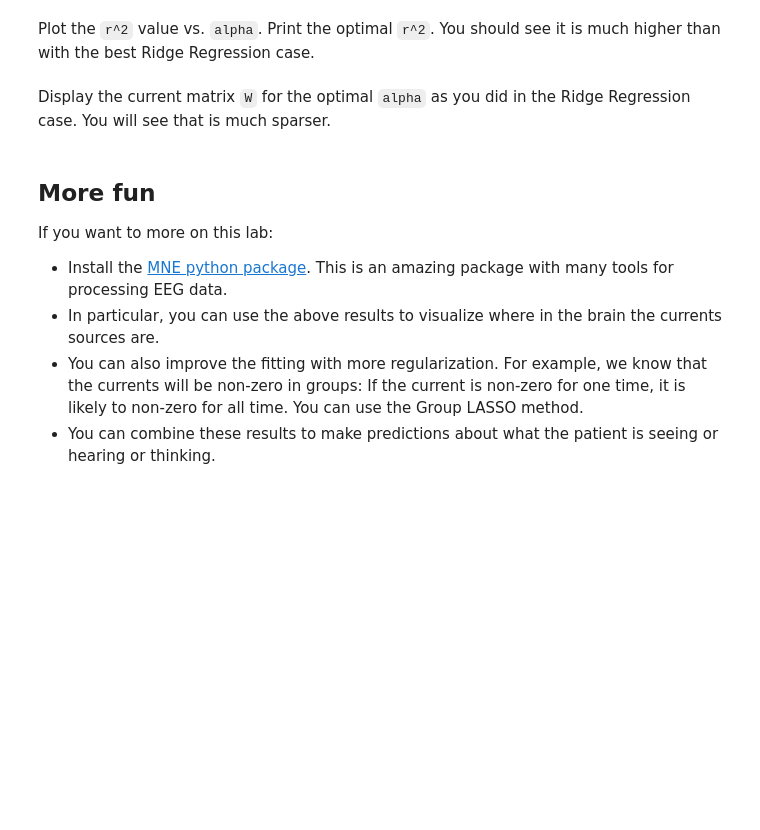
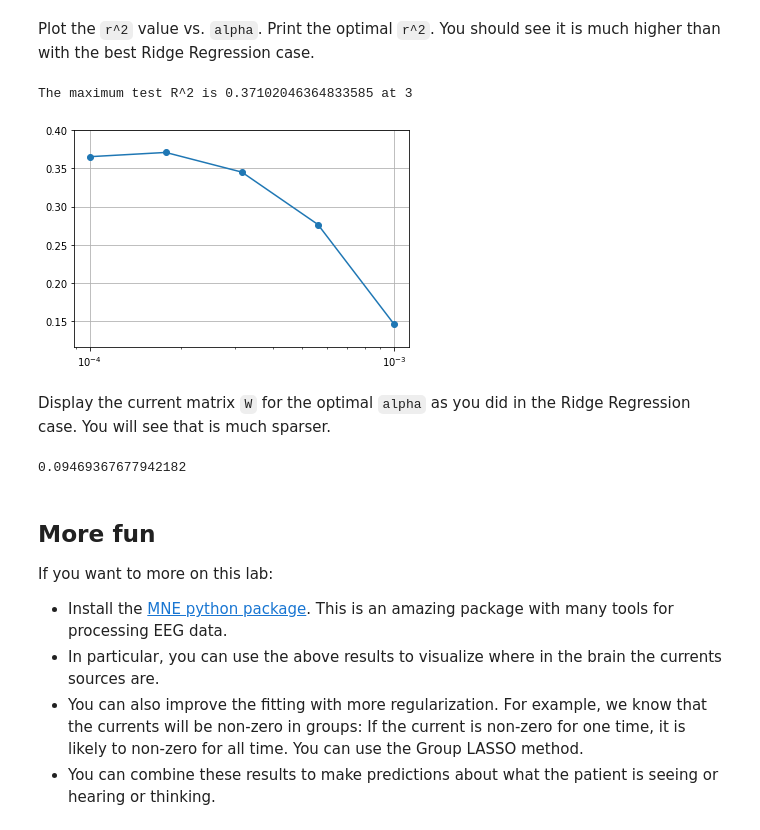
Before and after one commit to bilingwu/introml, a Jupyter notebook: unit05_lasso/lab_eeg_partial.ipynb, the cells around one changed output. Drawn from its saved outputs; the diff is of its cells as text; code cells hidden in the pictures; blank space fills up the shorter version.

```diff
--- a/unit05_lasso/lab_eeg_partial.ipynb
+++ b/unit05_lasso/lab_eeg_partial.ipynb
@@ -138,0 +181,11 @@ You will see that the vector `Wrms` is not sparse.  This means that the solution
+# %%
+# TODO
+regr = Ridge(alpha=max_rsq_idx)
+regr.fit(Xtr, Ytr)
+
+Wrms = []
+W = regr.coef_.T
+Wrms = []
+
+Wrms = np.sqrt(np.sum(W**2, axis=0))
+print(Wrms)
@@ -146,0 +214,6 @@ Re-fit the training data using the `Lasso` model with `alpha=1e-3`.  Also set `m
+# %%
+# TODO
+from sklearn.linear_model import Lasso
+
+lasso_regr = Lasso(alpha=1e-3, max_iter=100, tol=0.01)
+lasso_regr.fit(Xtr, Ytr)
@@ -155,2 +239,12 @@ We can now search for the optimal `alpha`.  Use cross-validation to find the `al
+# %%
+# TODO
+rsqs = []
+L_alpha = np.logspace(-3, -4, 5)
+for i in L_alpha:
+    lasso_regr = Lasso(alpha=i, max_iter=100, tol=0.01)
+    lasso_regr.fit(Xtr, Ytr)
+
+
+    rsqs.append(r2_score(Yts, lasso_regr.predict(Xts)))
 # %% [markdown]
 Plot the `r^2` value vs. `alpha`.  Print the optimal `r^2`.  You should see it is much higher than with the best Ridge Regression case.
@@ -159,2 +251,16 @@ Plot the `r^2` value vs. `alpha`.  Print the optimal `r^2`.  You should see it i
+# %%
+# TODO
+plt.plot(L_alpha, rsqs, '-o')
+plt.grid()
+plt.ylim(min(rsqs) - 0.03, max(rsqs) + .03)
+plt.xscale("log")
+
+max_rsq_idx = np.argmax(rsqs)
+max_rsq = max(rsqs)
+
+print( f"The maximum test R^2 is {max_rsq} at {max_rsq_idx}")
+# %% [output]
+The maximum test R^2 is 0.37102046364833585 at 3
+[figure, added]
 # %% [markdown]
 Display the current matrix `W` for the optimal `alpha` as you did in the Ridge Regression case.  You will see that is much sparser.
@@ -163,3 +267,10 @@ Display the current matrix `W` for the optimal `alpha` as you did in the Ridge R
+# %%
+# TODO
+W = regr.coef_
+Wrms = np.sqrt(np.sum(W**2, axis=0))
+print(Wrms[max_rsq_idx])
+# %% [output]
+0.09469367677942182
 # %% [markdown]
 ## More fun
 
```
Also changed, not shown: parts of 23 cells of this notebook, 7 other files.
